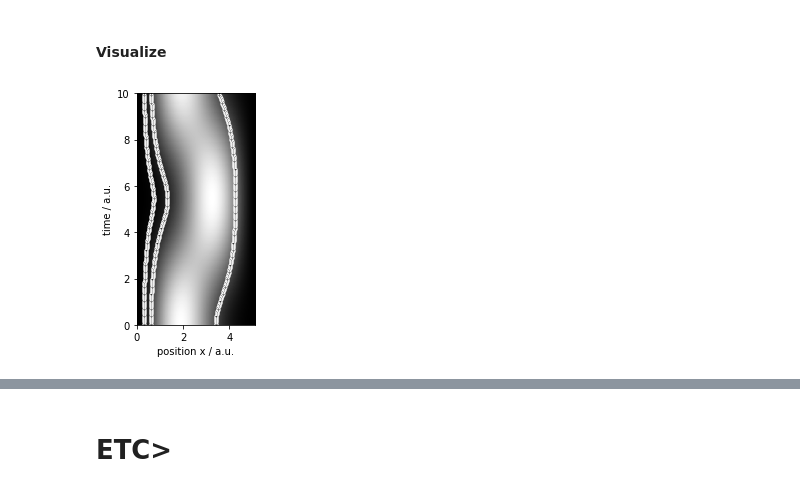
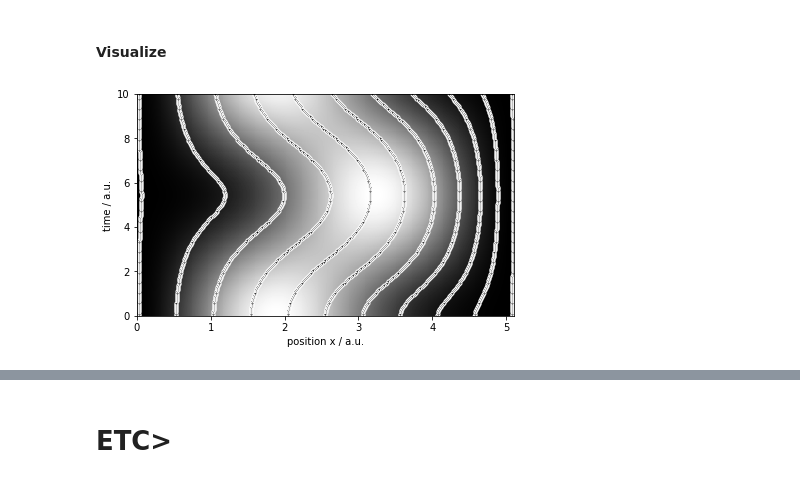
Before and after one commit to jam31118/implicit-euler, a Jupyter notebook: 1d-box/fixed-timestep/routine-dev.ipynb, the cells around one changed output, grey strips where cells are left out. Saved outputs shown, nothing was run; the diff lists cells and outputs as text; code cells hidden in the pictures.

```diff
--- a/1d-box/fixed-timestep/routine-dev.ipynb
+++ b/1d-box/fixed-timestep/routine-dev.ipynb
@@ -57,3 +55,5 @@ xp_t0_arr = np.array([0.3, 0.6, 3.4])
+# %%
+xp_t0_arr = np.linspace(x_arr[2], x_arr[-3], 11)
 # %% [markdown]
 # Propagate
 # %%
@@ -138,7 +146,9 @@ for it in range(Nt):
 
         _dxp_g_list = []
         def callback(dxp,g): _dxp_g_list.append((dxp[0],g[0])), print(dxp,g)
-        _opt_broyden1 = {'xtol':1e-4, 'xatol':1e2, 'fatol':6e-3, 'ftol':1e4}
+#         _opt_broyden1 = {'xtol':1e-4, 'xatol':1e2, 'fatol':6e-3, 'ftol':1e4, 'nit':200}
+        _opt_broyden1 = {'xtol':1e0,'nit':200}
+
         _tot_opt = { 'method':'broyden1', 'options': _opt_broyden1}
 
         _failed = False
@@ -179,15 +189,16 @@ pdf_x_t = np.square(np.abs(wf_x_t))
 # %%
 fig, ax = plt.subplots()
 
 img_extent = (*x_arr[[0,-1]], *t_arr[[0,-1]])
 ax.imshow(pdf_x_t, origin='lower', extent=img_extent, cmap='gray')
+ax.set_aspect(0.3)
 
 for ip in range(xp_t0_arr.size):
-    ax.plot(xp_arr_t[:,ip], t_arr, '.-', color='white', mfc='black')
+    ax.plot(xp_arr_t[:,ip], t_arr, '.', color='white', mfc='black')
 
 ax.set_xlabel("position x / a.u."), ax.set_ylabel("time / a.u.")
 fig.tight_layout()
 
-# fig.savefig("particles-test-8.png")
+# fig.savefig("particles-test-10.png")
 # %% [output]
-[figure, old version]
+[figure, new version]
```
Also changed, not shown: parts of 11 cells of this notebook.
